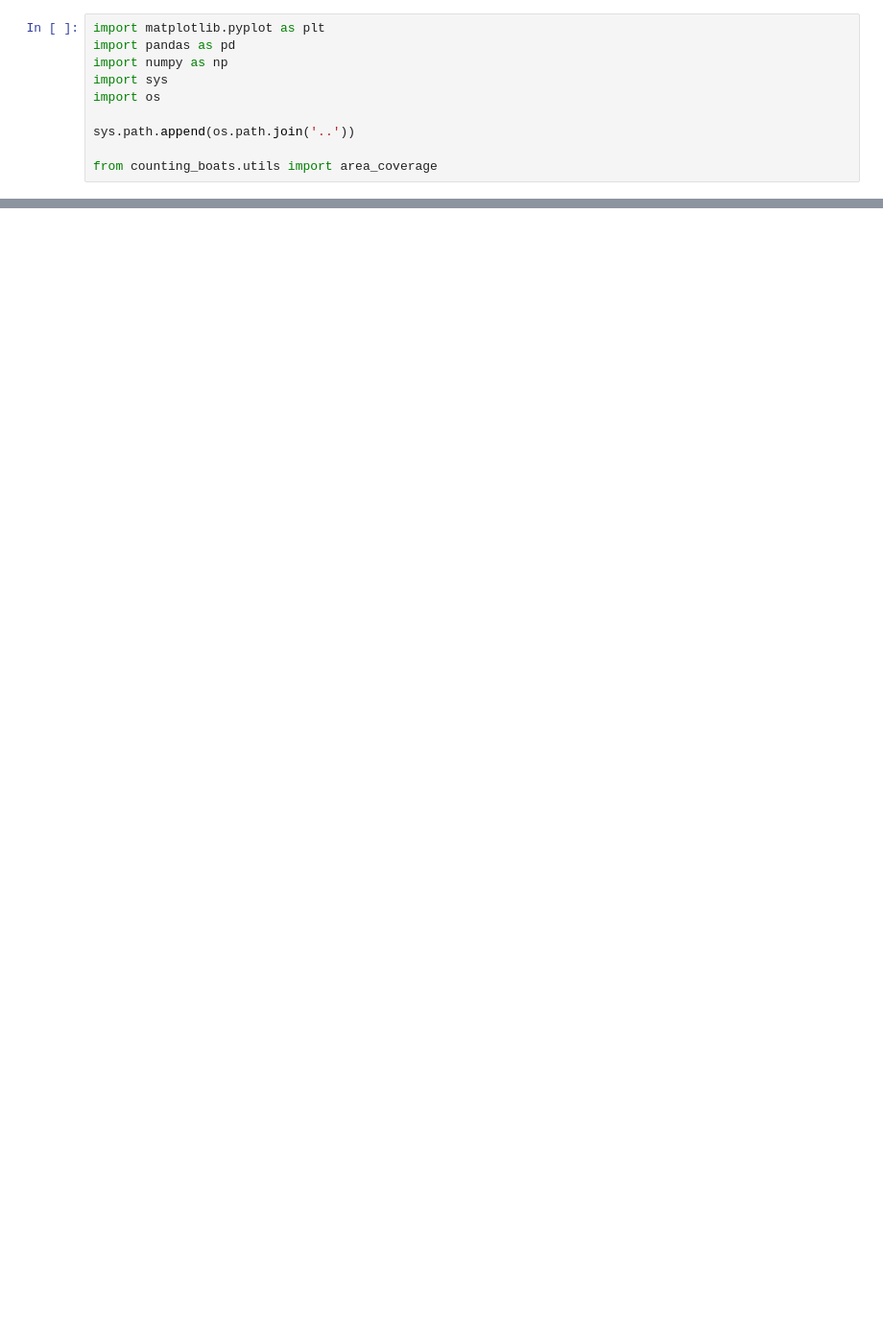
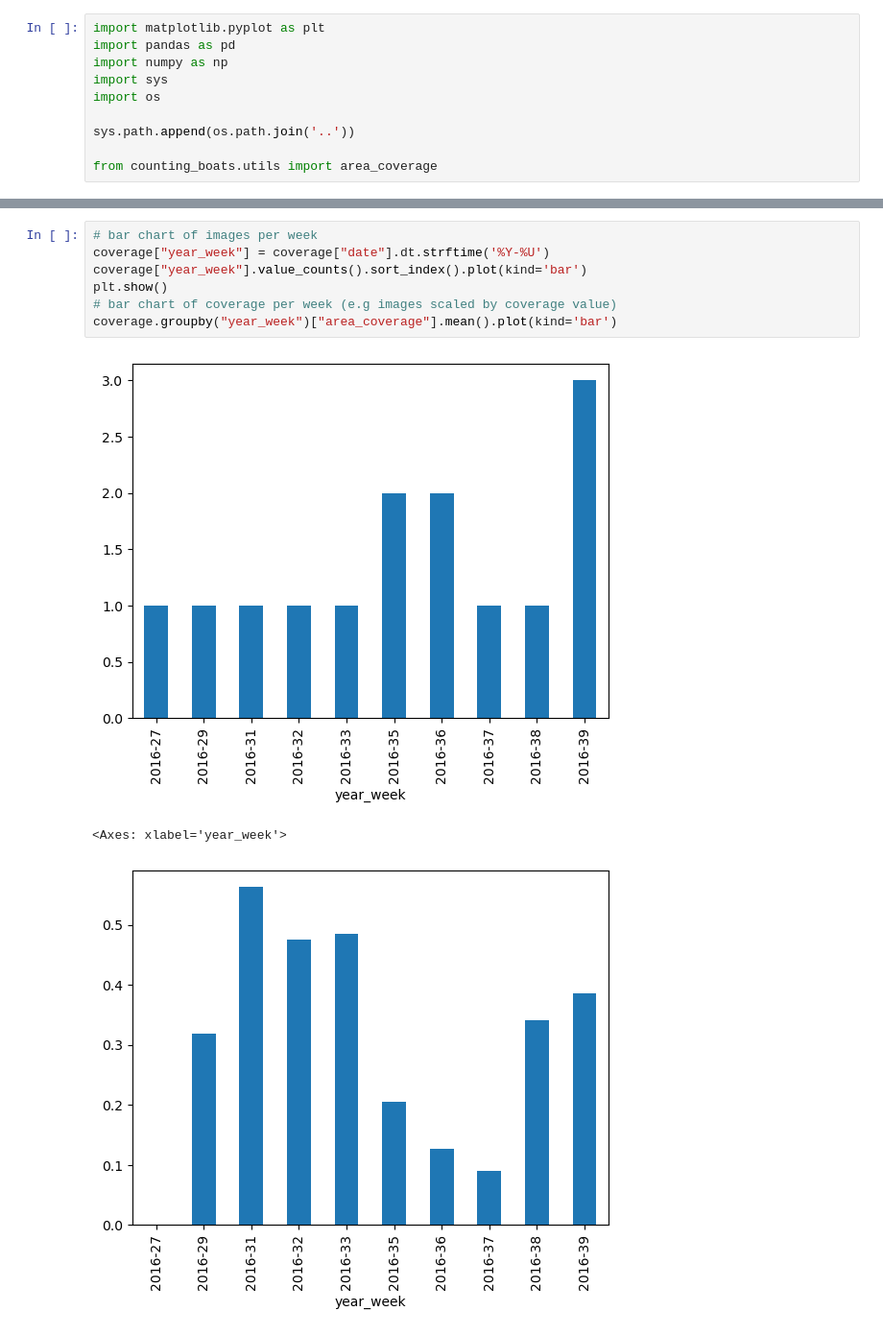
Before and after one commit to swforrest/counting_waterholes, a Jupyter notebook: visualisation/timeseries.ipynb, the cells around one changed output, grey strips where cells are left out. Shown at 96% size. Drawn from its saved outputs; the diff is of its cells as text; blank space fills up the shorter version.

```diff
--- a/visualisation/timeseries.ipynb
+++ b/visualisation/timeseries.ipynb
@@ -83,0 +87,11 @@ Index: []
+# %%
+# bar chart of images per week
+coverage["year_week"] = coverage["date"].dt.strftime('%Y-%U')
+coverage["year_week"].value_counts().sort_index().plot(kind='bar')
+plt.show()
+# bar chart of coverage per week (e.g images scaled by coverage value)
+coverage.groupby("year_week")["area_coverage"].mean().plot(kind='bar')
+# %% [output]
+[figure, added]
+<Axes: xlabel='year_week'>
+[figure, added]
```
Also changed, not shown: parts of 4 cells of this notebook, 1 other file.
